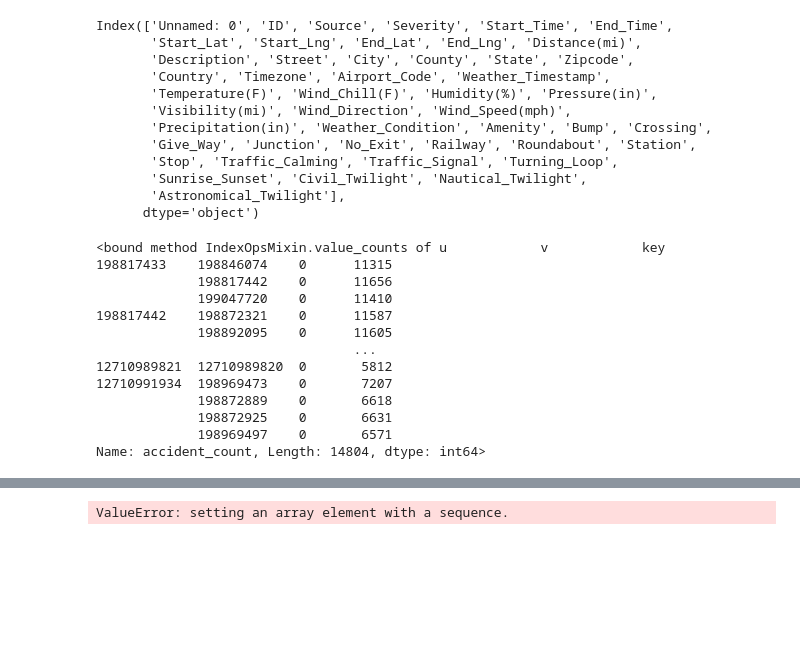
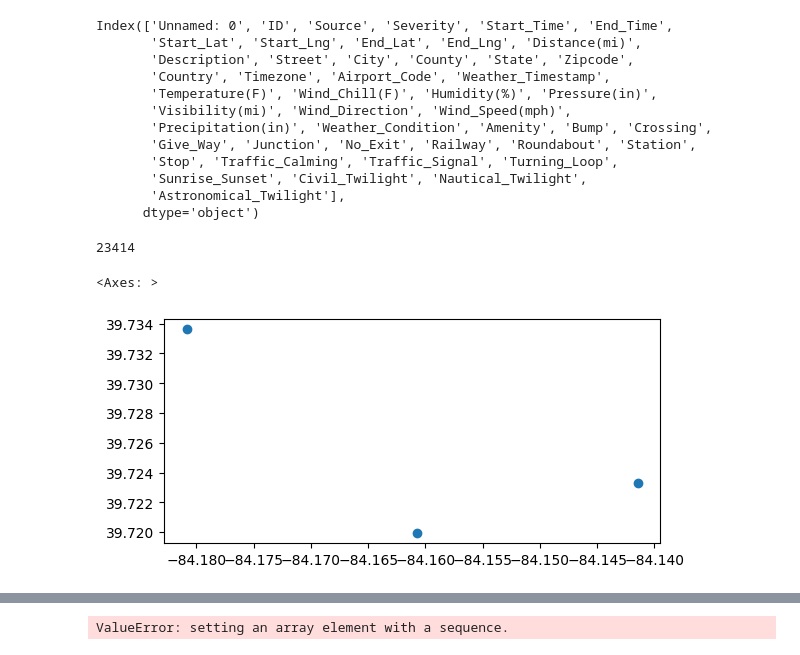
Before and after one commit to KaarenTenson/AccidentModel, a Jupyter notebook: DataUnderstanding.ipynb, the cells around one changed output, grey strips where cells are left out. Drawn from its saved outputs; the diff is of its cells as text; code cells hidden in the pictures; blank space fills up the shorter version.

```diff
--- a/DataUnderstanding.ipynb
+++ b/DataUnderstanding.ipynb
@@ -33 +46,5 @@ nodes, edges=osmnx.graph_to_gdfs(roadNetwork)
+# %%
+DaytonDf.shape[0]
+# %% [output]
+23414
 # %%
@@ -42,18 +64,15 @@ edges["accident_count"]= edges.apply(
 )
 # %%
-edges["accident_count"].value_counts
+place_name = "Dayton, Ohio, USA"
+
+# define the tag you're looking for
+tags = {"shop": "alcohol"}
+
+# query OSM
+alcohol_shops = osmnx.features_from_place(place_name, tags)
-# %% [output]
-<bound method IndexOpsMixin.value_counts of u            v            key
-198817433    198846074    0      11315
-             198817442    0      11656
-             199047720    0      11410
-198817442    198872321    0      11587
-             198892095    0      11605
-                                 ...
-12710989821  12710989820  0       5812
-12710991934  198969473    0       7207
-             198872889    0       6618
-             198872925    0       6631
-             198969497    0       6571
-Name: accident_count, Length: 14804, dtype: int64>
+# %%
+alcohol_shops_polygons_centroids.plot()
+# %% [output]
+<Axes: >
+[figure, added]
 # %%
```
Also changed, not shown: parts of 10 cells of this notebook.
